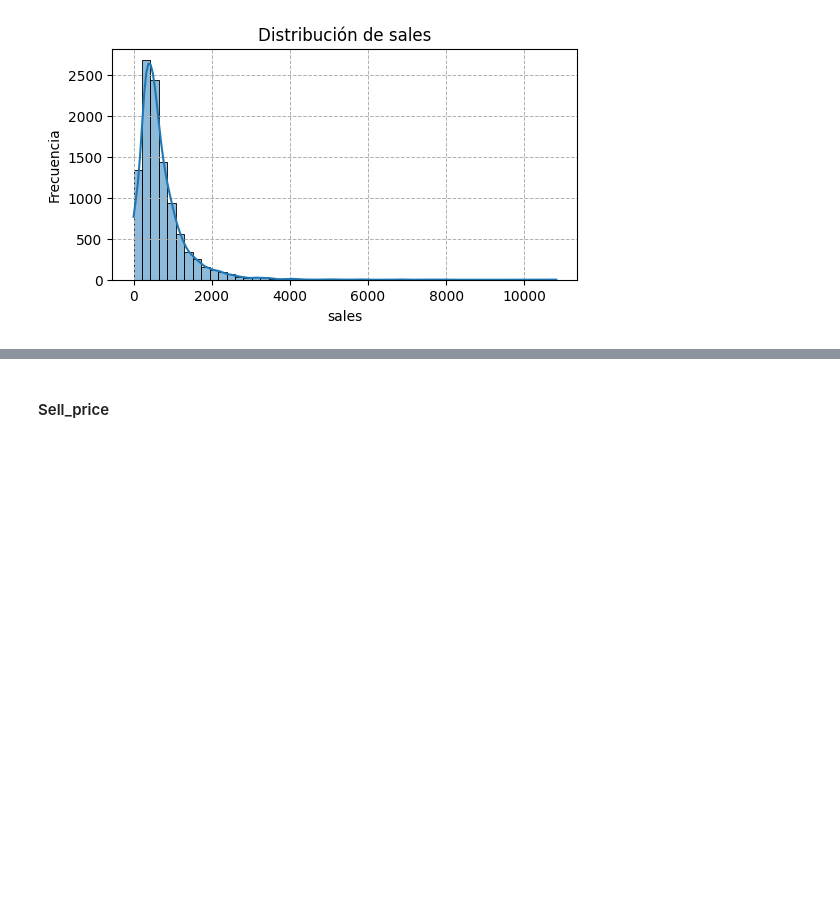
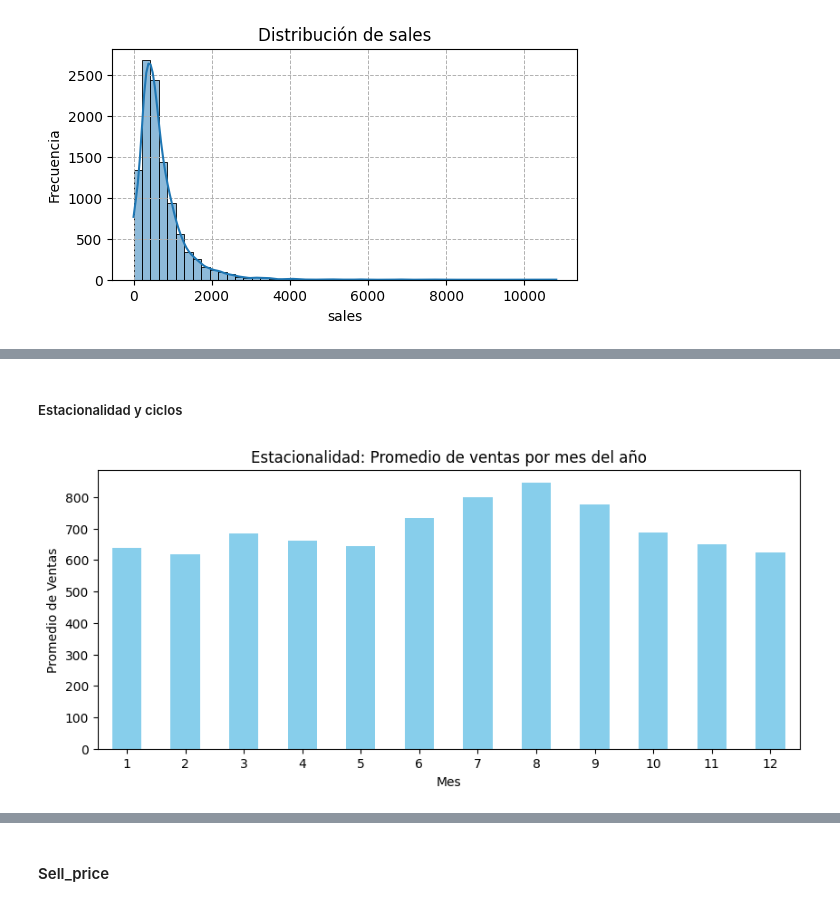
Before and after one commit to andtay/Machine_Learning_Based_Demand_Forecasting, a Jupyter notebook: Walmart/src/data_visualization_XGBoost.ipynb, the cells around one changed output, grey strips where cells are left out. Saved outputs shown, nothing was run; the diff lists cells and outputs as text; code cells hidden in the pictures; blank space fills up the shorter version.

```diff
--- a/Walmart/src/data_visualization_XGBoost.ipynb
+++ b/Walmart/src/data_visualization_XGBoost.ipynb
@@ -172,0 +318,19 @@ plt.show()
+# %% [markdown]
+##### Estacionalidad y ciclos
+# %%
+# Extraer mes y año
+data['año'] = data['month'].dt.year
+data['mes'] = data['month'].dt.month
+
+# Promedio de ventas por mes del año (para detectar estacionalidad)
+ventas_estacionales = data.groupby('mes')['sales'].mean()
+
+plt.figure(figsize=(10, 4))
+ventas_estacionales.plot(kind='bar', color='skyblue')
+plt.title("Estacionalidad: Promedio de ventas por mes del año")
+plt.ylabel("Promedio de Ventas")
+plt.xlabel("Mes")
+plt.xticks(rotation=0)
+plt.show()
+# %% [output]
+[figure, added]
```
Also changed, not shown: parts of 53 cells of this notebook.
